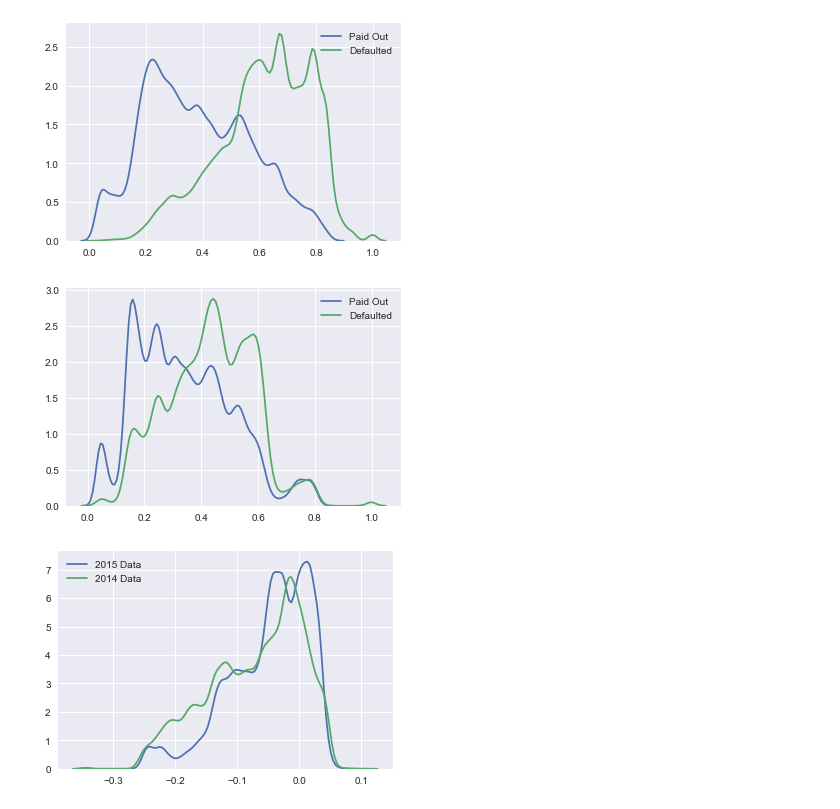
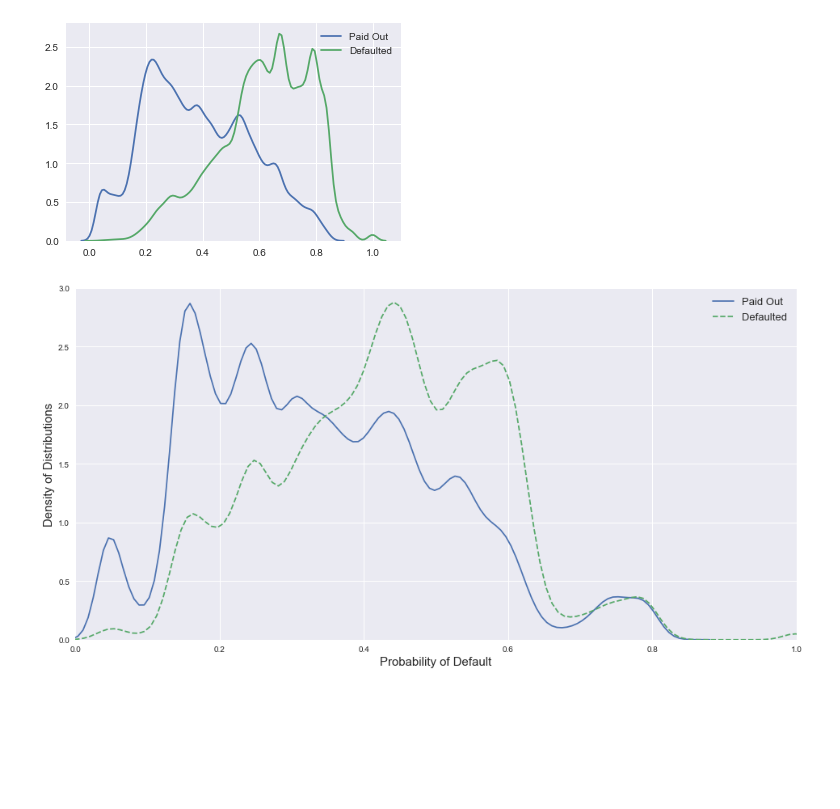
Before and after one commit to bhavenp/209A-FinalProject, a Jupyter notebook: hugo/Model_Testing.ipynb, the cells around one changed output. Cells and saved outputs as stored; diff of their text form; code cells hidden in the pictures; blank space fills up the shorter version.

```diff
--- a/hugo/Model_Testing.ipynb
+++ b/hugo/Model_Testing.ipynb
@@ -62,16 +62,19 @@ def rf_model(x, y, d):
     model.fit(x, y)
     return model
 
-rf_complex = rf_model(x_train, y_train, 10)
+logreg_complex = rf_model(x_train, y_train, 10)
+# %%
+with open('Random_Forest_Model_100features.pkl', 'rb') as file:
+    rf_complex = pickle.load(file)
 # %%
-def create_df(data_1, data_2):
+def create_df(data_1, data_2, penal = 0.5):
     df = pd.DataFrame(data_1)
 
     df['int_rate'] = data_2['int_rate']
     df['amnt'] = data_2['amnt']
     df['total_pymnt'] = data_2['total_pymnt']
     df['term'] = data_2['term']
-    df['ROI'] = (((1 + df['int_rate'])*(1-df['proba']))+(df['proba']*drr))-1
+    df['ROI'] = (((1 + df['int_rate'])*(1-df['proba']))+(df['proba']*drr*penal))-1
 
     df['Real_ROI'] = df['amnt']*(((df['total_pymnt']/df['amnt'])**(1/df['term']))-1)
     df['annualized_amnt'] = df['amnt']*(1/df['term'])
@@ -144,12 +147,14 @@ sns.kdeplot(df_train.loc[df_train.true_val == 1,'proba'], label = 'Defaulted');
 # %% [output]
 [figure]
 # %%
+sns.set(rc={'figure.figsize':(16,8)})
 sns.kdeplot(df_test.loc[df_test.true_val == 0,'proba'], label = 'Paid Out');
-sns.kdeplot(df_test.loc[df_test.true_val == 1,'proba'], label = 'Defaulted');
+sns.kdeplot(df_test.loc[df_test.true_val == 1,'proba'], label = 'Defaulted', linestyle='--');
+plt.ylim(0, 3)
+plt.xlim(0, 1);
+plt.xlabel('Probability of Default', size = 15);
+plt.ylabel('Density of Distributions', size = 15);
+plt.legend(prop={'size': 13});
+plt.savefig('default_probability_distribution.png', bbox_inches='tight')
 # %% [output]
-[figure, old version]
+[figure, new version]
-# %%
-sns.kdeplot(df_test['ROI'], label = '2015 Data');
-sns.kdeplot(df_train['ROI'], label = '2014 Data');
-# %% [output]
-[figure, removed]
```
Also changed, not shown: parts of 6 cells of this notebook, 7 other files.
